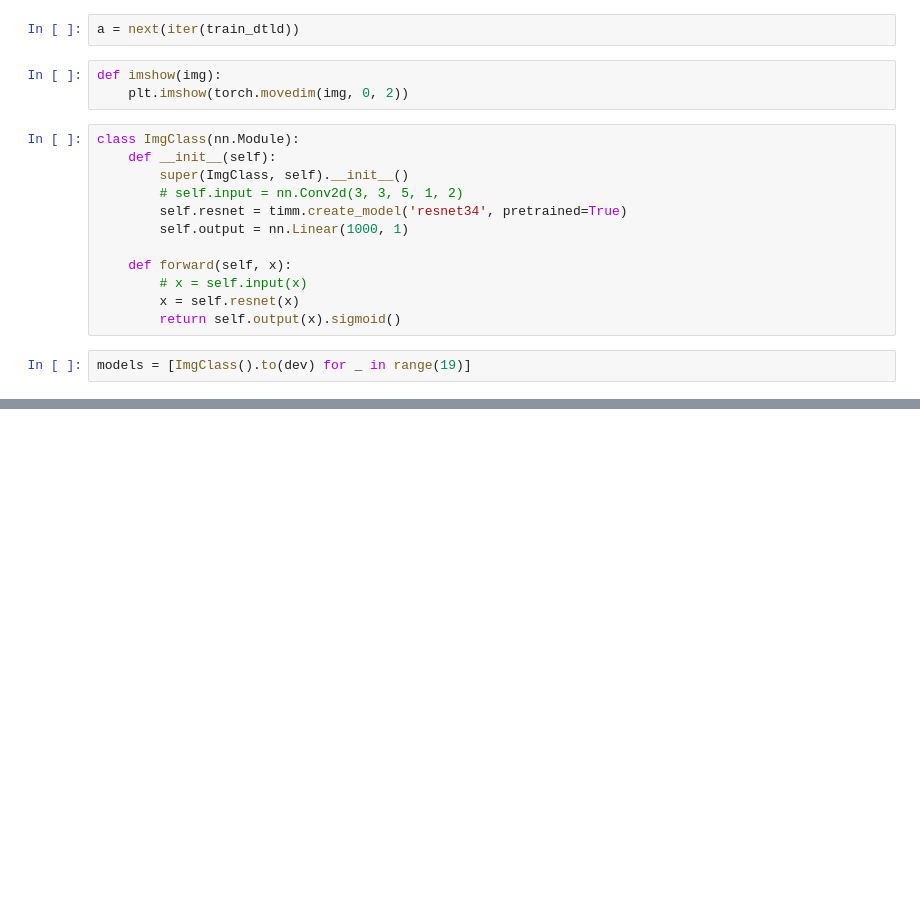
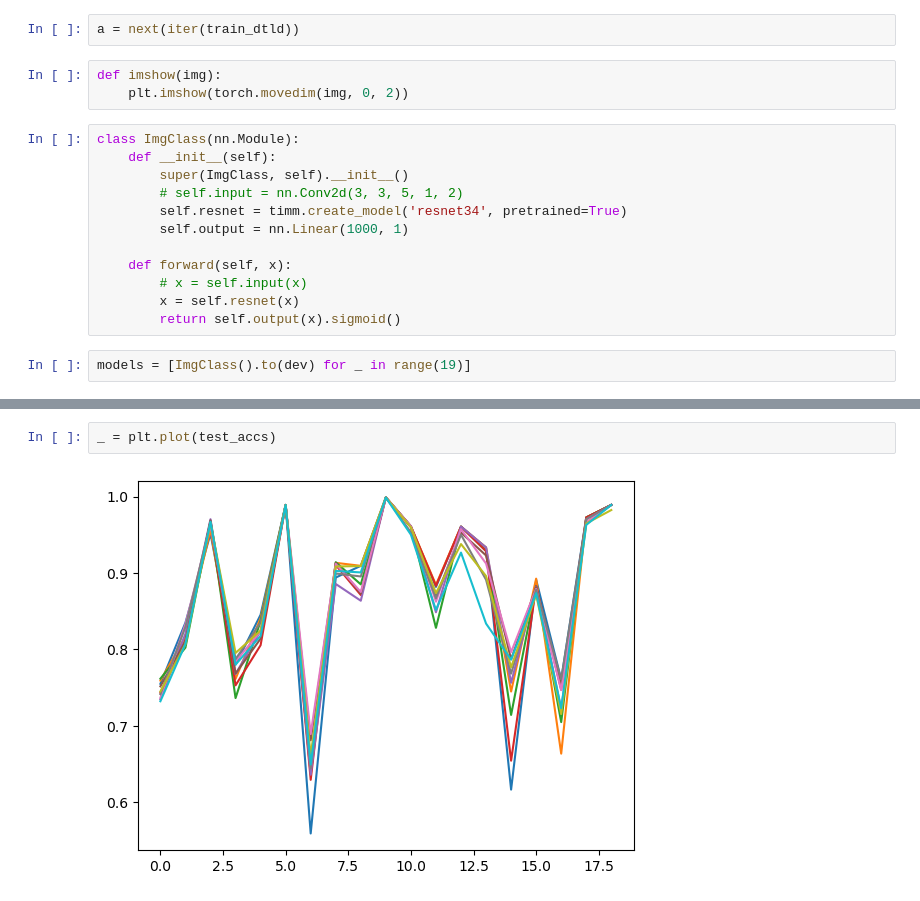
Before and after one commit to marcoperg/eestec-2024, a Jupyter notebook: ImgClassif.ipynb, the cells around one changed output, grey strips where cells are left out. Cells and saved outputs as stored; diff of their text form; blank space fills up the shorter version.

```diff
--- a/ImgClassif.ipynb
+++ b/ImgClassif.ipynb
@@ -136,0 +368,4 @@ _ = plt.plot(accs)
+# %%
+_ = plt.plot(test_accs)
+# %% [output]
+[figure, added]
```
Also changed, not shown: parts of 15 cells of this notebook, 5 other files.
